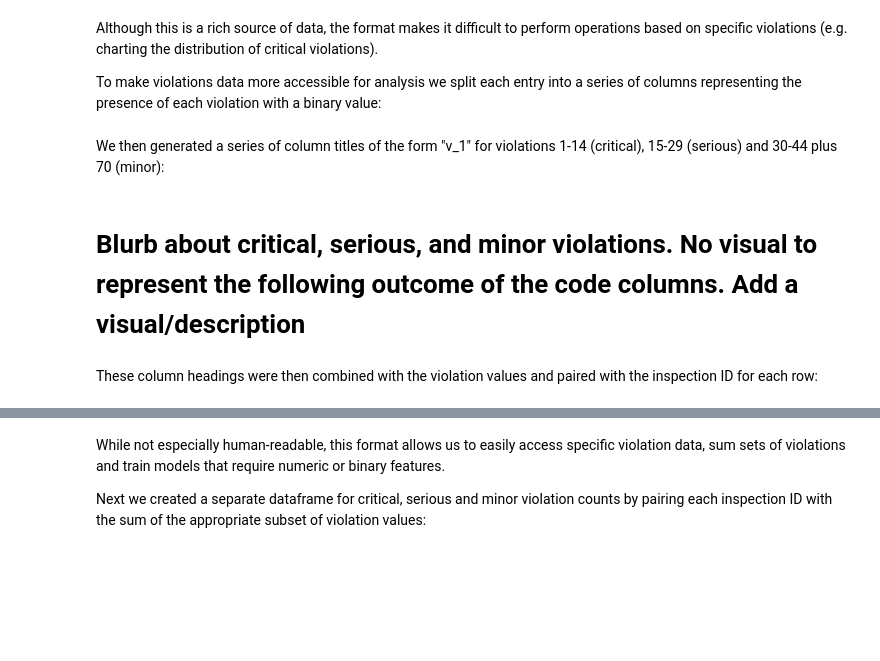
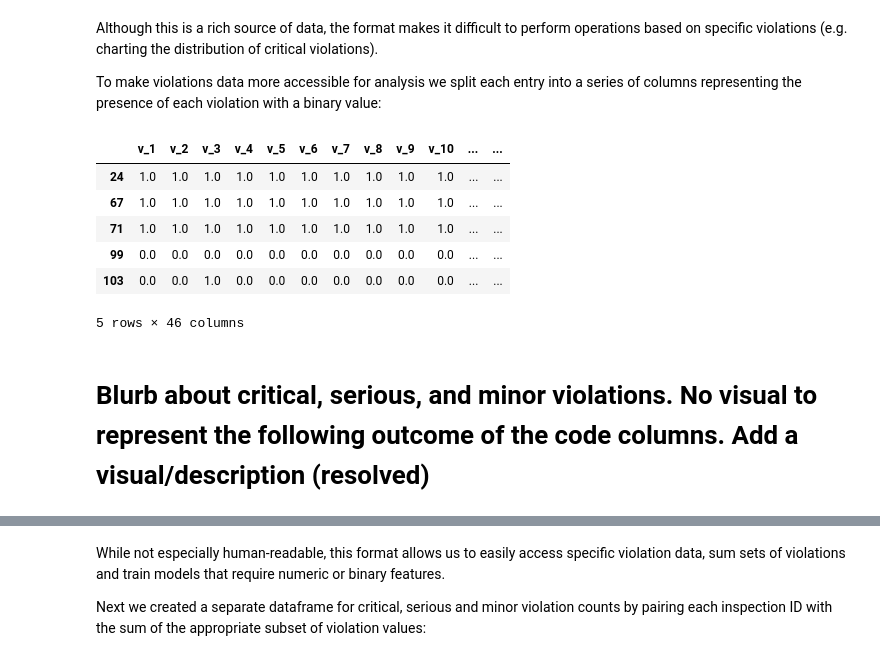
Before and after one commit to Sustainabilist/ChicagoDataAnalysis, a Jupyter notebook: REPORTS/publication_1_final.ipynb, the cells around one changed output, grey strips where cells are left out. Drawn from its saved outputs; the diff is of its cells as text; code cells hidden in the pictures; blank space fills up the shorter version.

```diff
--- a/REPORTS/publication_1_final.ipynb
+++ b/REPORTS/publication_1_final.ipynb
@@ -157,17 +154,39 @@ To make violations data more accessible for analysis we split each entry into a
 # %%
 # Split violations into binary values for each violation
 def split_violations(violations):
     values_row = pd.Series([])
     if type(violations) == str:
         violations = violations.split(' | ')
         for violation in violations:
             index = "v_" + violation.split('.')[0]
             values_row[index] = 1
     return values_row
 
-# 5 mins
-values_data = inspections.violations.apply(split_violations)
+# Calculate violation values (5 mins), set missing violations to 0
+values_data = inspections.violations.apply(split_violations).fillna(0)
+
+# Generate column names
+critical_columns = [("v_" + str(num)) for num in range(1, 15)]
+serious_columns = [("v_" + str(num)) for num in range(15, 30)]
+minor_columns = [("v_" + str(num)) for num in range(30, 45)]
+minor_columns.append("v_70")
+
+# Create complete list of column names
+columns = critical_columns + serious_columns + minor_columns
+
+# Create dataframe using column names, violation data and inspection ID
+values = pd.DataFrame(values_data, columns=columns)
+values['inspection_id'] = inspections.inspection_id
+
+# Display resulting dataframe
+values.head()
+# %% [output]
+|  | v_1 | v_2 | v_3 | v_4 | v_5 | v_6 | v_7 | v_8 | v_9 | v_10 | ... | ... |
+| 24 | 1.0 | 1.0 | 1.0 | 1.0 | 1.0 | 1.0 | 1.0 | 1.0 | 1.0 | 1.0 | ... | ... |
+| 67 | 1.0 | 1.0 | 1.0 | 1.0 | 1.0 | 1.0 | 1.0 | 1.0 | 1.0 | 1.0 | ... | ... |
+| 71 | 1.0 | 1.0 | 1.0 | 1.0 | 1.0 | 1.0 | 1.0 | 1.0 | 1.0 | 1.0 | ... | ... |
+| 99 | 0.0 | 0.0 | 0.0 | 0.0 | 0.0 | 0.0 | 0.0 | 0.0 | 0.0 | 0.0 | ... | ... |
+| 103 | 0.0 | 0.0 | 1.0 | 0.0 | 0.0 | 0.0 | 0.0 | 0.0 | 0.0 | 0.0 | ... | ... |
+5 rows × 46 columns
-# %% [markdown]
-We then generated a series of column titles of the form "v_1" for violations 1-14 (critical), 15-29 (serious) and 30-44 plus 70 (minor):
 # %% [markdown]
-# Blurb about critical, serious, and minor violations. No visual to represent the following outcome of the code columns. Add a visual/description
+# Blurb about critical, serious, and minor violations. No visual to represent the following outcome of the code columns. Add a visual/description (resolved)
@@ -182,2 +192,0 @@ columns = critical_columns + serious_columns + minor_columns
-# %% [markdown]
-These column headings were then combined with the violation values and paired with the inspection ID for each row:
```
Also changed, not shown: parts of 13 cells of this notebook.
